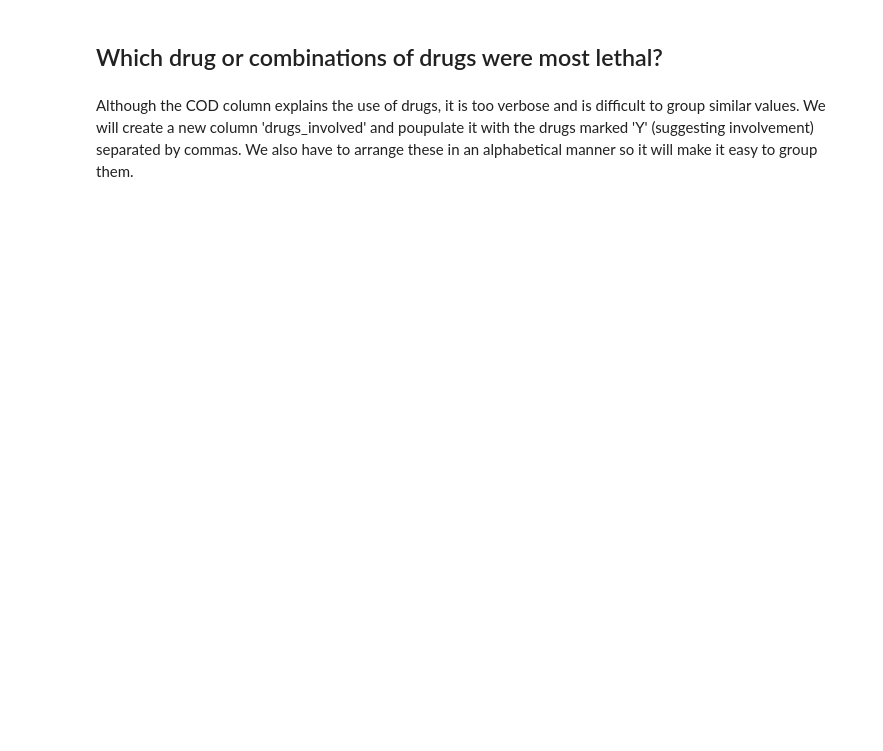
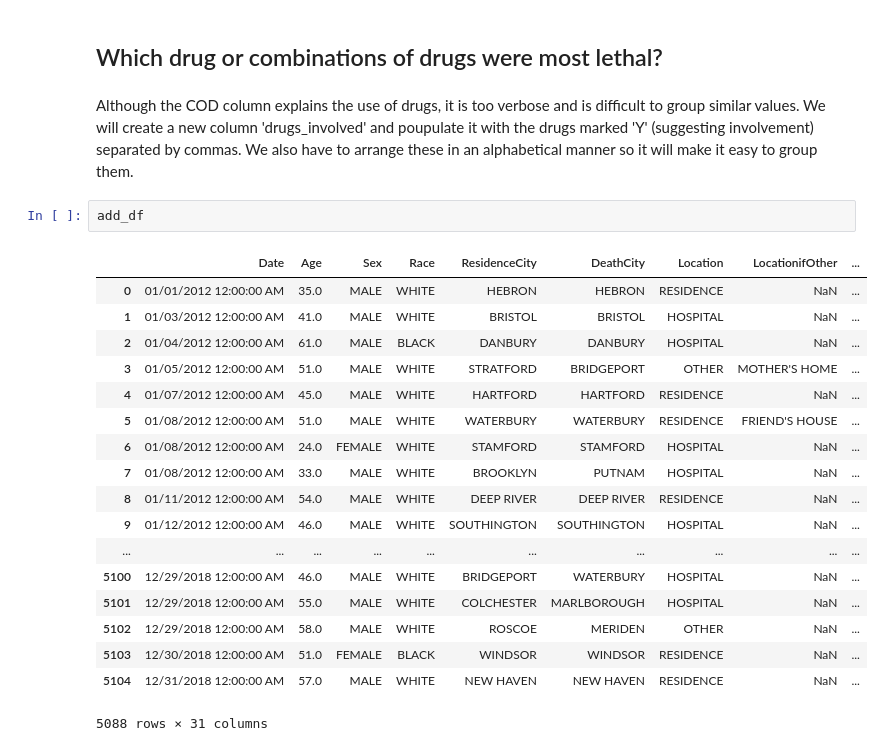
Before and after one commit to kalbond/data_science_term_project, a Jupyter notebook: notebooks/accidental_drug_related_deaths.ipynb, the cells around one changed output. Cells and saved outputs as stored; diff of their text form; blank space fills up the shorter version.

```diff
--- a/notebooks/accidental_drug_related_deaths.ipynb
+++ b/notebooks/accidental_drug_related_deaths.ipynb
@@ -194,6 +199,27 @@ Name: cleaned_location, dtype: int64
 ## Which drug or combinations of drugs were most lethal?
 # %% [markdown]
 Although the COD column explains the use of drugs, it is too verbose and is difficult to group similar values. We will create a new column 'drugs_involved' and poupulate it with the drugs marked 'Y' (suggesting involvement) separated by commas. We also have to arrange these in an alphabetical manner so it will make it easy to group them.
+# %%
+add_df
+# %% [output]
+|  | Date | Age | Sex | Race | ResidenceCity | DeathCity | Location | LocationifOther | ... |
+| 0 | 01/01/2012 12:00:00 AM | 35.0 | MALE | WHITE | HEBRON | HEBRON | RESIDENCE | NaN | ... |
+| 1 | 01/03/2012 12:00:00 AM | 41.0 | MALE | WHITE | BRISTOL | BRISTOL | HOSPITAL | NaN | ... |
+| 2 | 01/04/2012 12:00:00 AM | 61.0 | MALE | BLACK | DANBURY | DANBURY | HOSPITAL | NaN | ... |
+| 3 | 01/05/2012 12:00:00 AM | 51.0 | MALE | WHITE | STRATFORD | BRIDGEPORT | OTHER | MOTHER'S HOME | ... |
+| 4 | 01/07/2012 12:00:00 AM | 45.0 | MALE | WHITE | HARTFORD | HARTFORD | RESIDENCE | NaN | ... |
+| 5 | 01/08/2012 12:00:00 AM | 51.0 | MALE | WHITE | WATERBURY | WATERBURY | RESIDENCE | FRIEND'S HOUSE | ... |
+| 6 | 01/08/2012 12:00:00 AM | 24.0 | FEMALE | WHITE | STAMFORD | STAMFORD | HOSPITAL | NaN | ... |
+| 7 | 01/08/2012 12:00:00 AM | 33.0 | MALE | WHITE | BROOKLYN | PUTNAM | HOSPITAL | NaN | ... |
+| 8 | 01/11/2012 12:00:00 AM | 54.0 | MALE | WHITE | DEEP RIVER | DEEP RIVER | RESIDENCE | NaN | ... |
+| 9 | 01/12/2012 12:00:00 AM | 46.0 | MALE | WHITE | SOUTHINGTON | SOUTHINGTON | HOSPITAL | NaN | ... |
+| ... | ... | ... | ... | ... | ... | ... | ... | ... | ... |
+| 5100 | 12/29/2018 12:00:00 AM | 46.0 | MALE | WHITE | BRIDGEPORT | WATERBURY | HOSPITAL | NaN | ... |
+| 5101 | 12/29/2018 12:00:00 AM | 55.0 | MALE | WHITE | COLCHESTER | MARLBOROUGH | HOSPITAL | NaN | ... |
+| 5102 | 12/29/2018 12:00:00 AM | 58.0 | MALE | WHITE | ROSCOE | MERIDEN | OTHER | NaN | ... |
+| 5103 | 12/30/2018 12:00:00 AM | 51.0 | FEMALE | BLACK | WINDSOR | WINDSOR | RESIDENCE | NaN | ... |
+| 5104 | 12/31/2018 12:00:00 AM | 57.0 | MALE | WHITE | NEW HAVEN | NEW HAVEN | RESIDENCE | NaN | ... |
+5088 rows × 31 columns
 # %%
 #Get Column names
 add_df.columns
```
Also changed, not shown: parts of 8 cells of this notebook.
